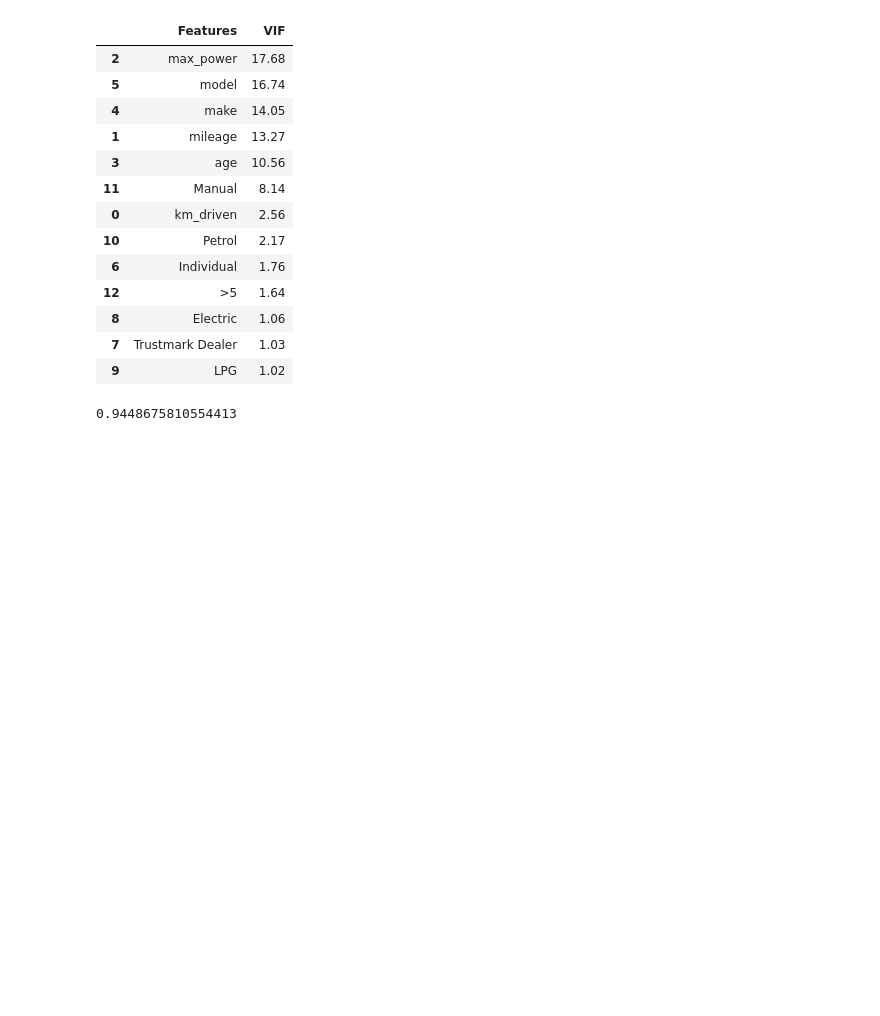
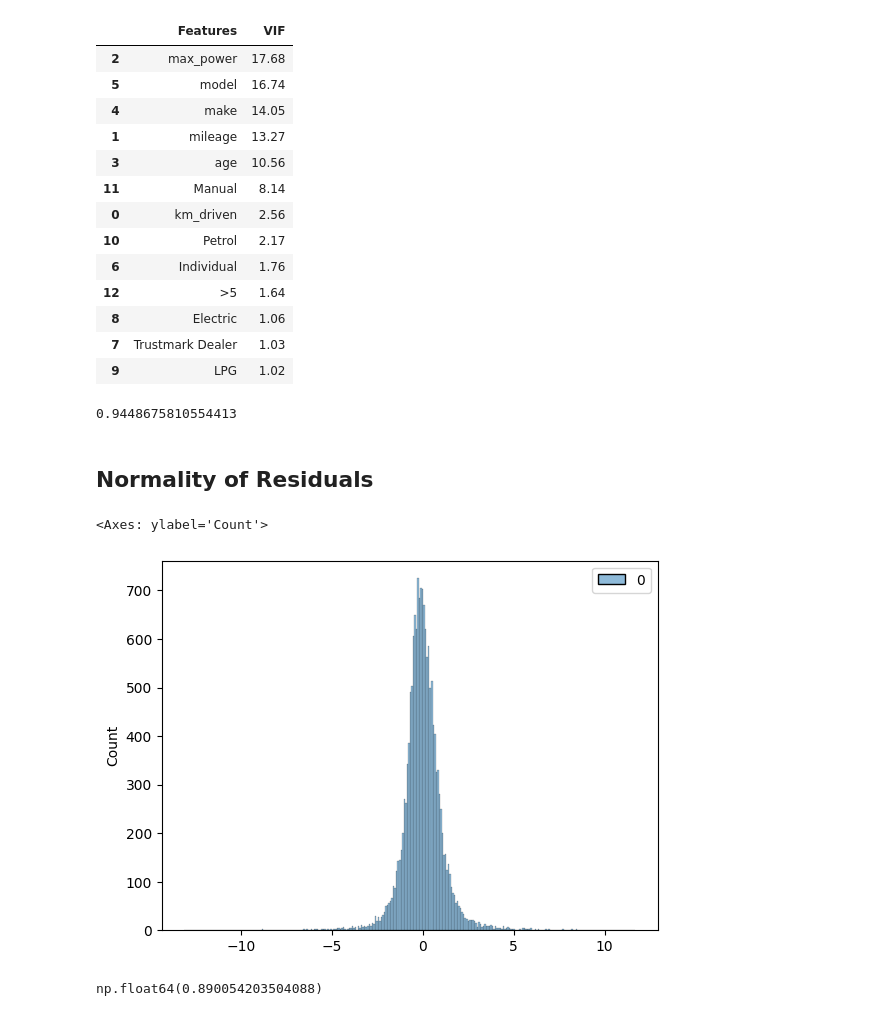
Before and after one commit to Himanshu-Kumar-123/ML-Linear-Regression-Cars24-Scratch, a Jupyter notebook: Linear-Regression-Cars24-Scratch.ipynb, the cells around one changed output. Saved outputs shown, nothing was run; the diff lists cells and outputs as text; code cells hidden in the pictures; blank space fills up the shorter version.

```diff
--- a/Linear-Regression-Cars24-Scratch.ipynb
+++ b/Linear-Regression-Cars24-Scratch.ipynb
@@ -471,3 +471,20 @@ model.score(X_t, y_train)
 # %%
 # We observe that the R2 score doesn't change much and VIF is suggesting to drop important features like max_power.
 # We'll stop here. VIF gives an idea about multicollinear features but shouldn't be trusted blindly while dropping features.
+# %% [markdown]
+## Normality of Residuals
+# %%
+y_hat = model.predict(X_t)
+errs = y_train - y_hat
+# %%
+import seaborn as sns
+sns.histplot(errs)
+# %% [output]
+<Axes: ylabel='Count'>
+[figure, added]
+# %%
+from scipy import stats
+res = stats.shapiro(errs) # Shapiro–Wilk test to check normality (In the range 0-1)
+res.statistic
+# %% [output]
+np.float64(0.890054203504088)
```
